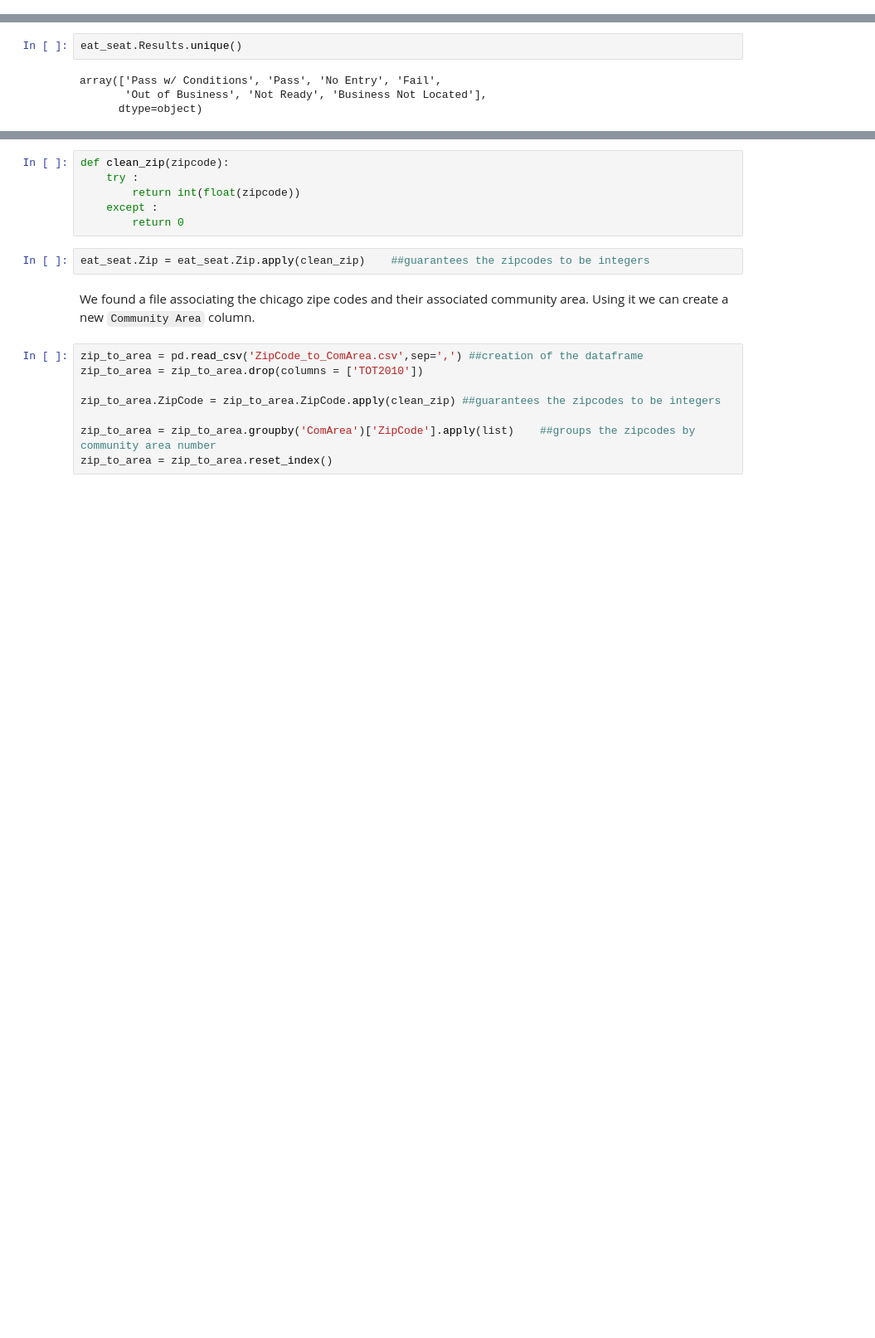
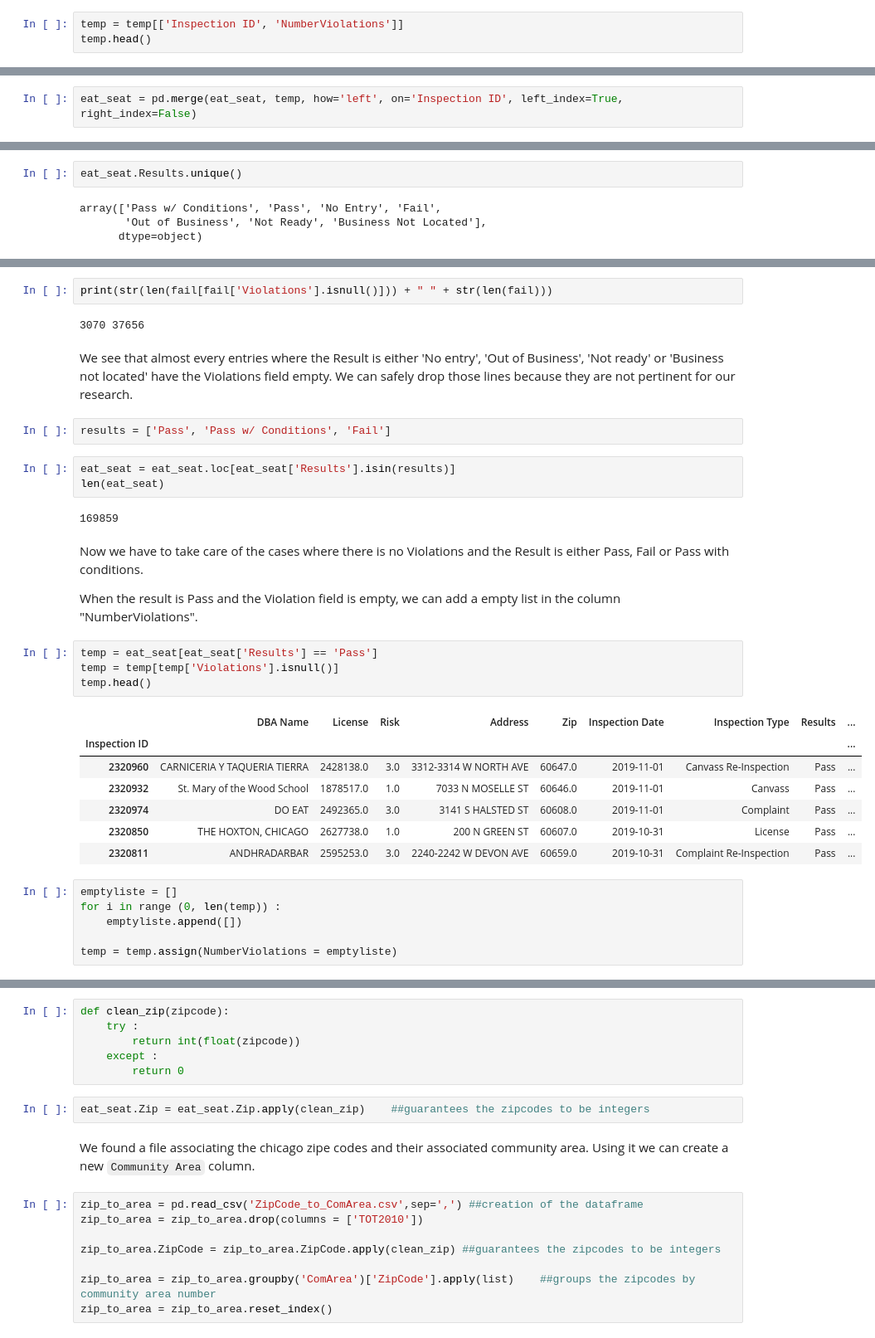
Before and after one commit to clairebilat/ada-2019-project-lost-and-found, a Jupyter notebook: couleurs_d_automne.ipynb, the cells around one changed output, grey strips where cells are left out. Shown at 83% size. Drawn from its saved outputs; the diff is of its cells as text; blank space fills up the shorter version.

```diff
--- a/couleurs_d_automne.ipynb
+++ b/couleurs_d_automne.ipynb
@@ -280,0 +321,3 @@ eat_seat.head()
+# %%
+temp = temp[['Inspection ID', 'NumberViolations']]
+temp.head()
@@ -280,0 +333,2 @@ eat_seat.head()
+# %%
+eat_seat = pd.merge(eat_seat, temp, how='left', on='Inspection ID', left_index=True, right_index=False)
@@ -288,0 +418,35 @@ As done for Risk, we should replace Pass w/ Conditions by 1, Pass by 0 and Fail
+# %%
+print(str(len(fail[fail['Violations'].isnull()])) + " " + str(len(fail)))
+# %% [output]
+3070 37656
+# %% [markdown]
+We see that almost every entries where the Result is either 'No entry', 'Out of Business', 'Not ready' or 'Business not located' have the Violations field empty. We can safely drop those lines because they are not pertinent for our research.
+# %%
+results = ['Pass', 'Pass w/ Conditions', 'Fail']
+# %%
+eat_seat = eat_seat.loc[eat_seat['Results'].isin(results)]
+len(eat_seat)
+# %% [output]
+169859
+# %% [markdown]
+Now we have to take care of the cases where there is no Violations and the Result is either Pass, Fail or Pass with conditions.
+
+When the result is Pass and the Violation field is empty, we can add a empty list in the column "NumberViolations".
+# %%
+temp = eat_seat[eat_seat['Results'] == 'Pass']
+temp = temp[temp['Violations'].isnull()]
+temp.head()
+# %% [output]
+|  | DBA Name | License | Risk | Address | Zip | Inspection Date | Inspection Type | Results | ... |
+| Inspection ID |  |  |  |  |  |  |  |  | ... |
+| 2320960 | CARNICERIA Y TAQUERIA TIERRA | 2428138.0 | 3.0 | 3312-3314 W NORTH AVE | 60647.0 | 2019-11-01 | Canvass Re-Inspection | Pass | ... |
+| 2320932 | St. Mary of the Wood School | 1878517.0 | 1.0 | 7033 N MOSELLE ST | 60646.0 | 2019-11-01 | Canvass | Pass | ... |
+| 2320974 | DO EAT | 2492365.0 | 3.0 | 3141 S HALSTED ST | 60608.0 | 2019-11-01 | Complaint | Pass | ... |
+| 2320850 | THE HOXTON, CHICAGO | 2627738.0 | 1.0 | 200 N GREEN ST | 60607.0 | 2019-10-31 | License | Pass | ... |
+| 2320811 | ANDHRADARBAR | 2595253.0 | 3.0 | 2240-2242 W DEVON AVE | 60659.0 | 2019-10-31 | Complaint Re-Inspection | Pass | ... |
+# %%
+emptyliste = []
+for i in range (0, len(temp)) :
+    emptyliste.append([])
+
+temp = temp.assign(NumberViolations = emptyliste)
```
Also changed, not shown: parts of 87 cells of this notebook.
